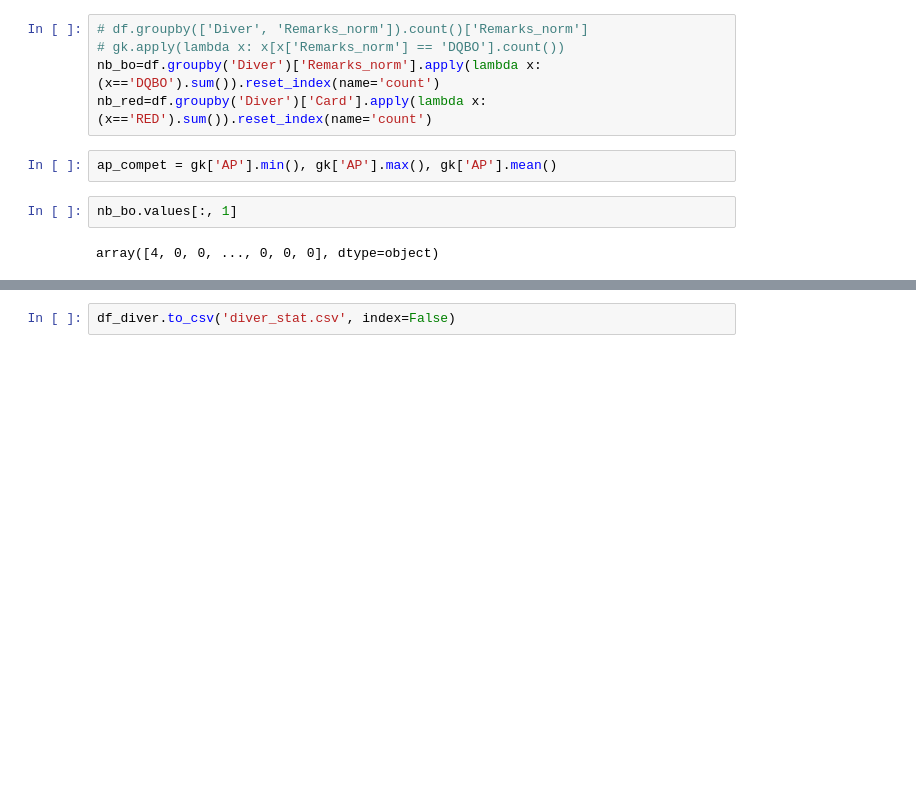
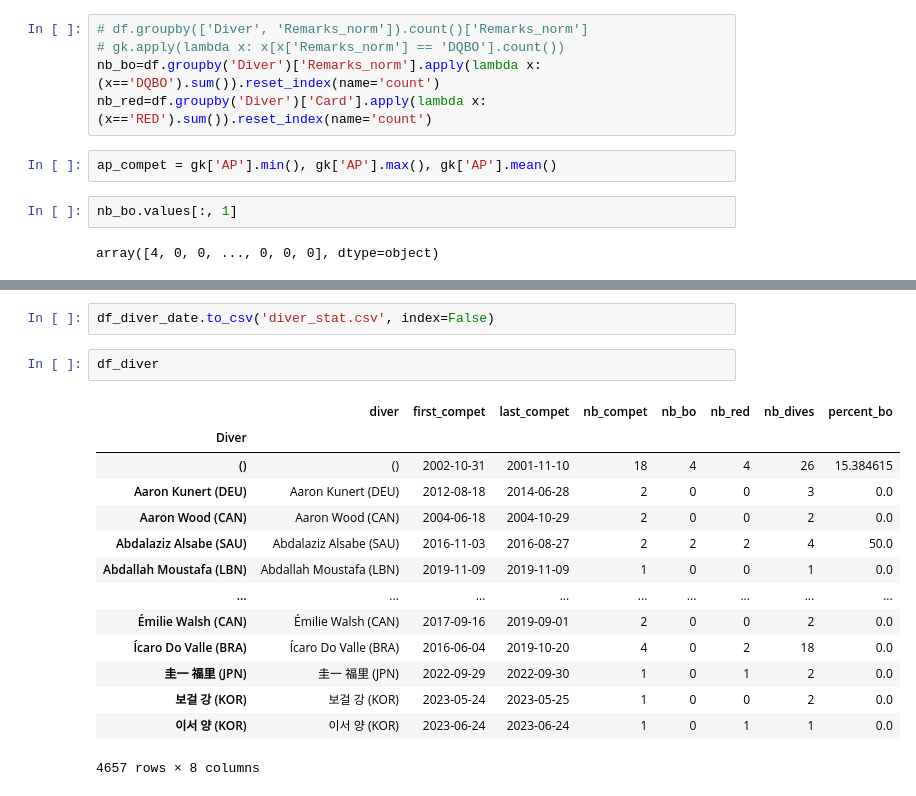
Before and after one commit to dellielo/DeepFreedivingAnalysis, a Jupyter notebook: add_features.ipynb, the cells around one changed output, grey strips where cells are left out. Cells and saved outputs as stored; diff of their text form; blank space fills up the shorter version.

```diff
--- a/add_features.ipynb
+++ b/add_features.ipynb
@@ -135,2 +271,19 @@ df[df['Diver']=='Clementine Marie (FRA)']
 # %%
-df_diver.to_csv('diver_stat.csv', index=False)
+df_diver_date.to_csv('diver_stat.csv', index=False)
+# %%
+df_diver
+# %% [output]
+|  | diver | first_compet | last_compet | nb_compet | nb_bo | nb_red | nb_dives | percent_bo |
+| Diver |  |  |  |  |  |  |  |  |
+| () | () | 2002-10-31 | 2001-11-10 | 18 | 4 | 4 | 26 | 15.384615 |
+| Aaron Kunert (DEU) | Aaron Kunert (DEU) | 2012-08-18 | 2014-06-28 | 2 | 0 | 0 | 3 | 0.0 |
+| Aaron Wood (CAN) | Aaron Wood (CAN) | 2004-06-18 | 2004-10-29 | 2 | 0 | 0 | 2 | 0.0 |
+| Abdalaziz Alsabe (SAU) | Abdalaziz Alsabe (SAU) | 2016-11-03 | 2016-08-27 | 2 | 2 | 2 | 4 | 50.0 |
+| Abdallah Moustafa (LBN) | Abdallah Moustafa (LBN) | 2019-11-09 | 2019-11-09 | 1 | 0 | 0 | 1 | 0.0 |
+| ... | ... | ... | ... | ... | ... | ... | ... | ... |
+| Émilie Walsh (CAN) | Émilie Walsh (CAN) | 2017-09-16 | 2019-09-01 | 2 | 0 | 0 | 2 | 0.0 |
+| Ícaro Do Valle (BRA) | Ícaro Do Valle (BRA) | 2016-06-04 | 2019-10-20 | 4 | 0 | 2 | 18 | 0.0 |
+| 圭一 福里 (JPN) | 圭一 福里 (JPN) | 2022-09-29 | 2022-09-30 | 1 | 0 | 1 | 2 | 0.0 |
+| 보걸 강 (KOR) | 보걸 강 (KOR) | 2023-05-24 | 2023-05-25 | 1 | 0 | 0 | 2 | 0.0 |
+| 이서 양 (KOR) | 이서 양 (KOR) | 2023-06-24 | 2023-06-24 | 1 | 0 | 1 | 1 | 0.0 |
+4657 rows × 8 columns
```
Also changed, not shown: parts of 19 cells of this notebook, 1 other file.
